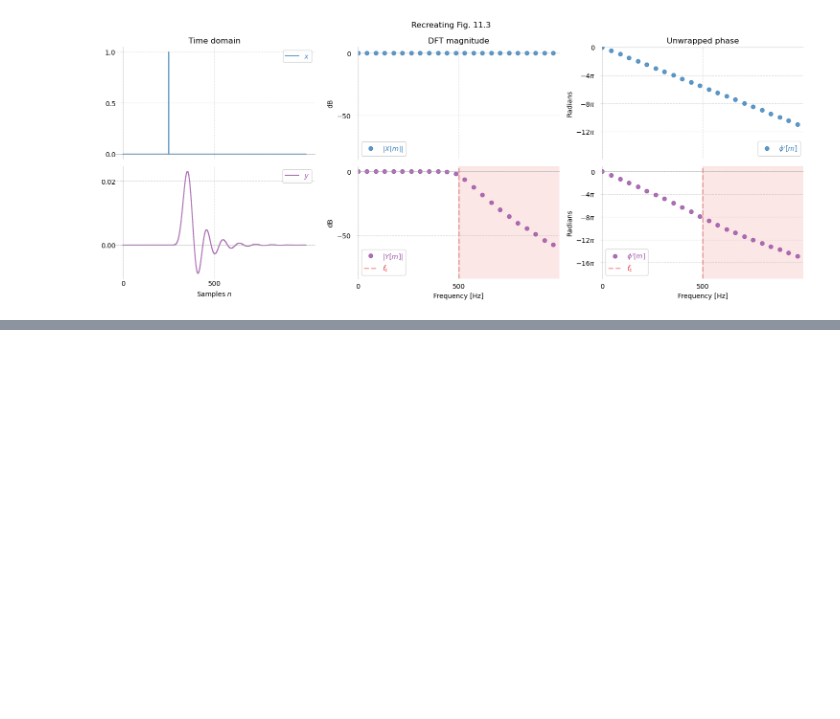
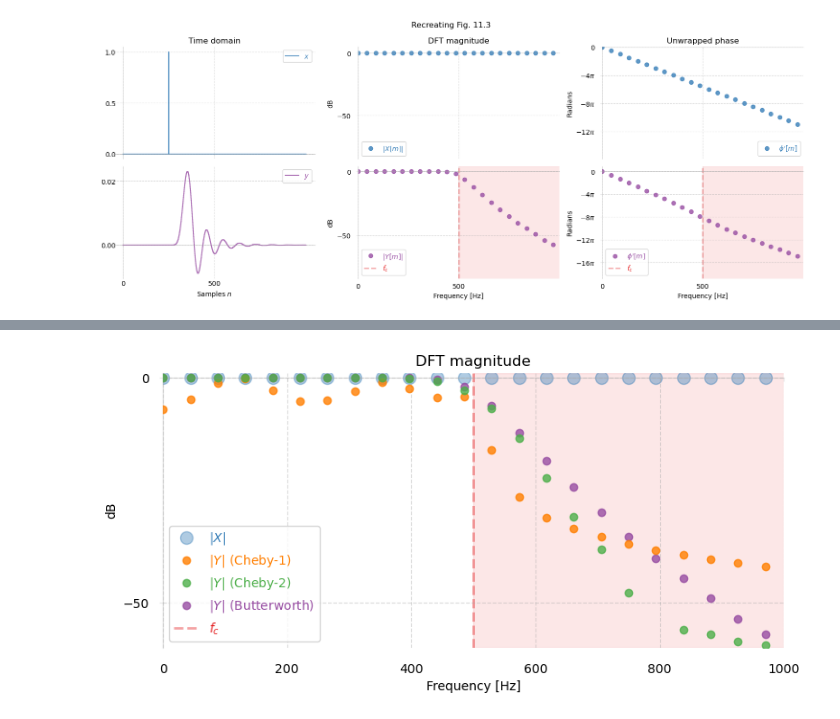
Before and after one commit to buruzaemon/digital-signals-theory, a Jupyter notebook: DST_CH11.ipynb, the cells around one changed output, grey strips where cells are left out. Saved outputs shown, nothing was run; the diff lists cells and outputs as text; code cells hidden in the pictures; blank space fills up the shorter version.

```diff
--- a/DST_CH11.ipynb
+++ b/DST_CH11.ipynb
@@ -308,0 +522,39 @@ np.linspace(0, -8*np.pi, 5)
+# %%
+# --------------------------------------------------------------------
+# DFT magnitude: compare X, Y (Cheby-19, Y (Cheyb-2), and Y (Butterworth)
+#
+Y_cheby1 = np.fft.rfft(y3)
+Y_cheby2 = np.fft.rfft(y4)
+
+fig, ax = plt.subplots(figsize=(8, 4))
+
+ax.set(title='DFT magnitude')
+ax.set(xlabel='Frequency [Hz]')
+ax.grid(linestyle='--', alpha=0.4, color='#A9A9A9')
+# Eliminate upper and right axes
+ax.spines['right'].set_color('none')
+ax.spines['top'].set_color('none')
+ax.spines['left'].set(position='zero', color='#A9A9A9', alpha=0.4)
+ax.spines['bottom'].set(position='zero', color='#A9A9A9', alpha=0.4)
+ax.set_yticks([0, -50])
+ax.set_xticks([0, 200, 400, 600, 800, 1000])
+ax.tick_params(axis='y', which=u'both', length=3, pad=8, color='#A9A9A940')
+ax.tick_params(axis='x', which=u'both', length=3, pad=224, color='#A9A9A940')
+
+ax.step(freqs, 20 * np.log10(np.abs(X) + 1e-4), linestyle='', marker='o', markersize=10, zorder=1, label=r'$|X|$', alpha=0.4, color='#377eb8')
+ax.step(freqs, 20 * np.log10(np.abs(Y_cheby1) + 1e-4), linestyle='', marker='o', zorder=3, label='$|Y|$ (Cheby-1)', alpha=0.8, color='#ff7f00')
+ax.step(freqs, 20 * np.log10(np.abs(Y_cheby2) + 1e-4), linestyle='', marker='o', zorder=4, label='$|Y|$ (Cheby-2)', alpha=0.8, color='#4daf4a')
+ax.step(freqs, 20 * np.log10(np.abs(Y) + 1e-4), linestyle='', marker='o', zorder=2, label='$|Y|$ (Butterworth)', alpha=0.8, color='#984ea3')
+
+ax.axvline(500, zorder=-1, label='$f_c$', linewidth=2, color='#e41a1c', linestyle='--', alpha=0.4)
+ax.axvspan(500, freqs[-1], zorder=-2, color='#e41a1c', alpha=0.1)
+
+ax.set(ylim=[-60, 1.], xlim=[-0.5, 1000])
+ax.set(ylabel='dB')
+
+fig.tight_layout()
+ax.legend(loc='lower left', labelcolor='linecolor')
+
+plt.show()
+# %% [output]
+[figure, added]
```
Also changed, not shown: parts of 15 cells of this notebook.
